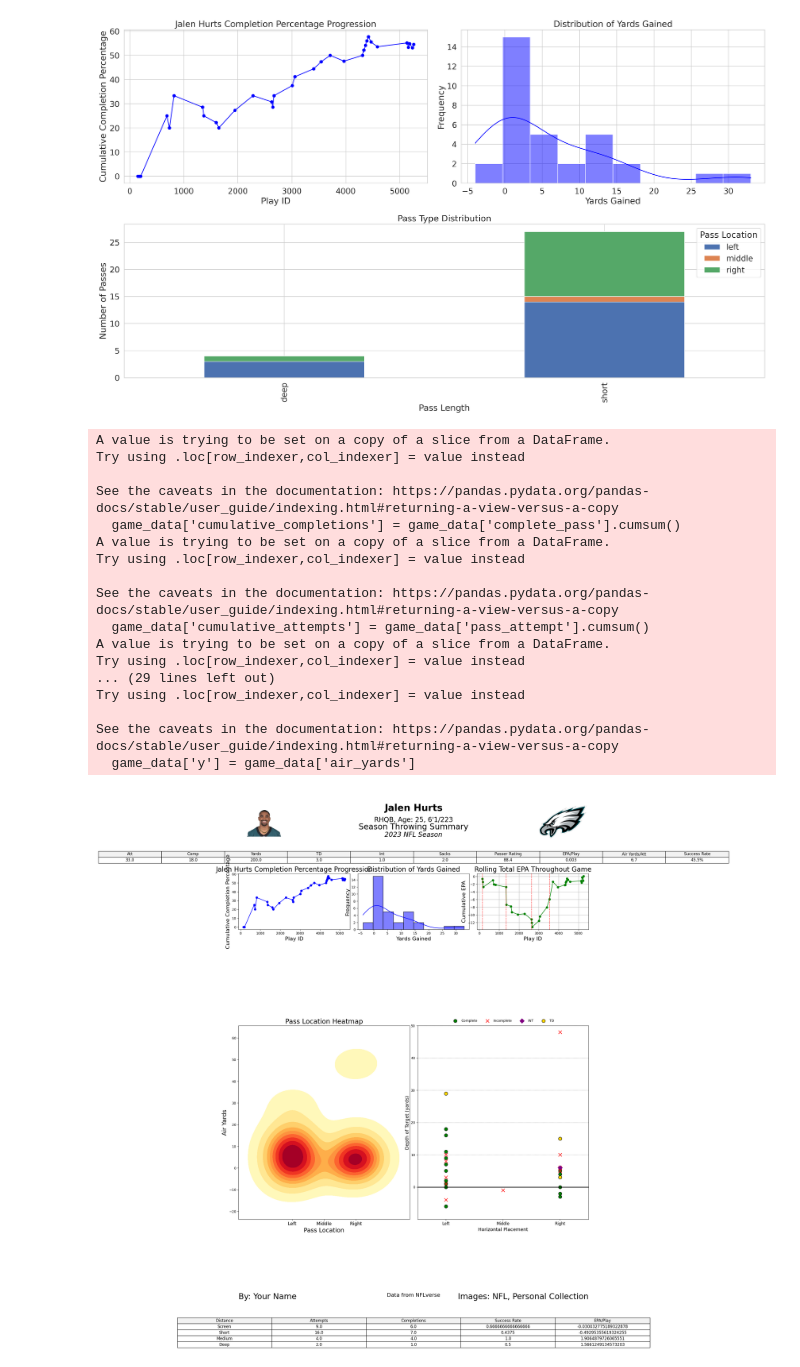
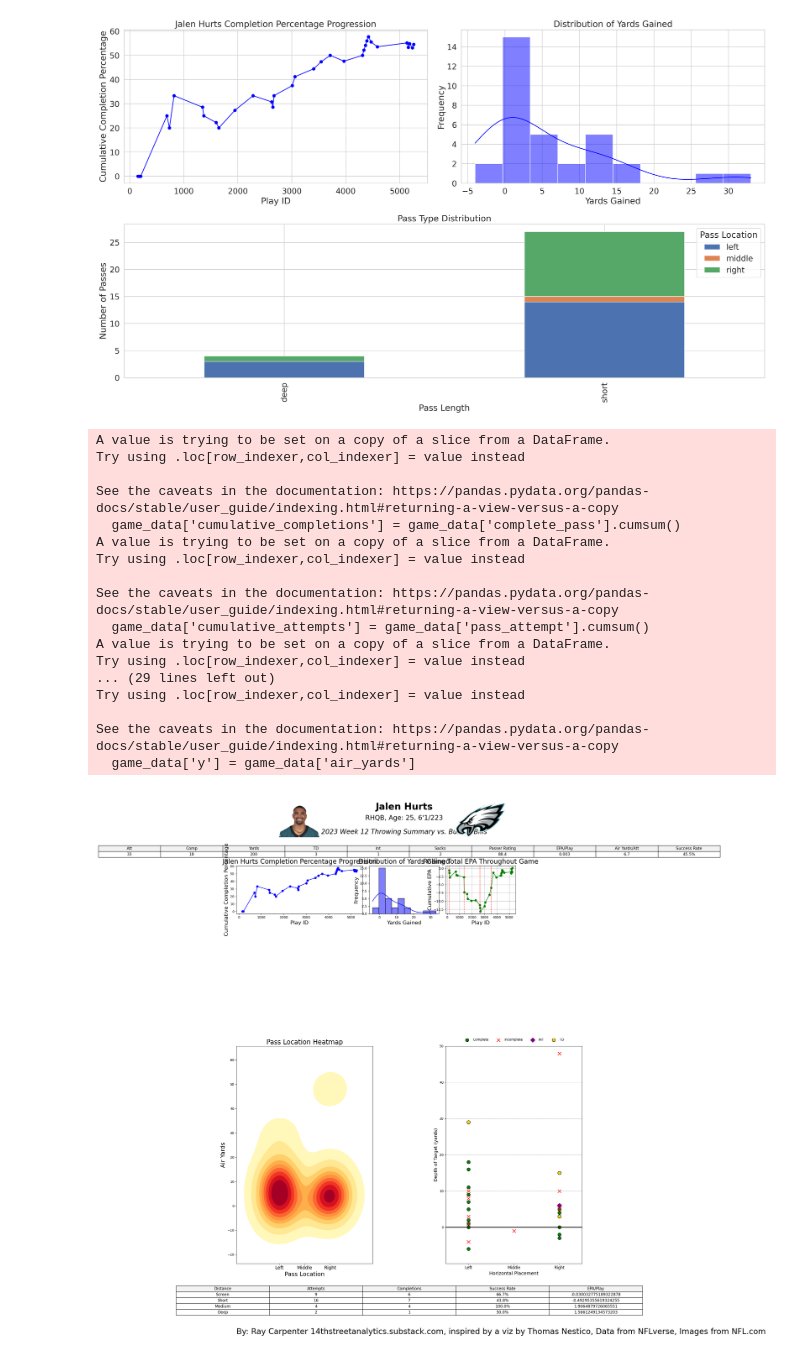
Before and after one commit to array-carpenter/14thstreetanalytics, a Jupyter notebook: throwing_summary/throwing_summary.ipynb, the cells around one changed output. Saved outputs shown, nothing was run; the diff lists cells and outputs as text; code cells hidden in the pictures.

Commit message:
formatting difficulties

```diff
--- a/throwing_summary/throwing_summary.ipynb
+++ b/throwing_summary/throwing_summary.ipynb
@@ -352,19 +352,24 @@ pass_distance_summary = game_data.groupby('pass_distance_category').agg({
     'epa': 'mean'
 }).reset_index()
 
-pass_distance_summary['Success Rate'] = pass_distance_summary['complete_pass'] / pass_distance_summary['pass_attempt']
+pass_distance_summary['Success Rate'] = (pass_distance_summary['complete_pass'] / pass_distance_summary['pass_attempt']) * 100
 pass_distance_summary['EPA/Play'] = pass_distance_summary['epa']
 pass_distance_summary = pass_distance_summary[['pass_distance_category', 'pass_attempt', 'complete_pass', 'Success Rate', 'EPA/Play']]
 pass_distance_summary.columns = ['Distance', 'Attempts', 'Completions', 'Success Rate', 'EPA/Play']
 
+# Format numbers without decimal points in the tables
+pass_distance_summary['Attempts'] = pass_distance_summary['Attempts'].astype(int)
+pass_distance_summary['Completions'] = pass_distance_summary['Completions'].astype(int)
+pass_distance_summary['Success Rate'] = pass_distance_summary['Success Rate'].apply(lambda x: f"{x:.1f}%")
+
 # Summary Table
 summary_table = {
-    'Att': [game_data['pass_attempt'].sum()],
-    'Comp': [game_data['complete_pass'].sum()],
-    'Yards': [game_data['passing_yards'].sum()],
-    'TD': [game_data['pass_touchdown'].sum()],
-    'Int': [game_data['interception'].sum()],
-    'Sacks': [game_data['sack'].sum()],
+    'Att': [int(game_data['pass_attempt'].sum())],
+    'Comp': [int(game_data['complete_pass'].sum())],
+    'Yards': [int(game_data['passing_yards'].sum())],
+    'TD': [int(game_data['pass_touchdown'].sum())],
+    'Int': [int(game_data['interception'].sum())],
+    'Sacks': [int(game_data['sack'].sum())],
     'Passer Rating': [passer_rating],
     'EPA/Play': [epa_per_play],
     'Air Yards/Att': [air_yards_per_attempt],
@@ -383,30 +388,31 @@ def jalen_hurts_dashboard(game_data: pd.DataFrame, headshot: Image, logo: Image,
     # Create a 20 by 30 figure to make it taller
     fig = plt.figure(figsize=(20, 30))
 
-    # Create a gridspec layout with 8 columns and 13 rows to increase vertical space
-    gs = gridspec.GridSpec(13, 8,
-                           height_ratios=[2, 20, 10, 30, 30, 10, 50, 50, 10, 7, 7, 10, 15],
-                           width_ratios=[1, 18, 18, 18, 18, 18, 18, 1])
+    # Create a gridspec layout with more space for key graphs
+    gs = gridspec.GridSpec(14, 9,  # Reduced rows for tighter packing
+                           height_ratios=[2, 18, 8, 25, 25, 25, 1, 1, 55, 55, 10, 5, 5, 5],  # Adjusted ratios for main plots
+                           width_ratios=[1, 18, 18, 1, 18, 1, 18, 18, 1])
 
     # Define the positions of each subplot in the grid
-    ax_headshot = fig.add_subplot(gs[1, 1:2])
-    ax_bio = fig.add_subplot(gs[1, 2:6])
-    ax_logo = fig.add_subplot(gs[1, 6:7])
+    ax_headshot = fig.add_subplot(gs[1, 1:3])
+    ax_bio = fig.add_subplot(gs[1, 3:5])
+    ax_logo = fig.add_subplot(gs[1, 5:7])
 
-    ax_summary_table = fig.add_subplot(gs[2, 1:7])  # Top summary table
+    ax_summary_table = fig.add_subplot(gs[2, 1:8])  # Top summary table
 
-    ax_completion_plot = fig.add_subplot(gs[3, 1:3])  # Graphs start here
+    # Increased space for the top three plots
+    ax_completion_plot = fig.add_subplot(gs[3, 1:3])
     ax_yards_dist = fig.add_subplot(gs[3, 3:5])
     ax_rolling_epa = fig.add_subplot(gs[3, 5:7])
 
-    # Adjusting the layout to place the heat map and pass chart next to each other
-    ax_pass_heatmap = fig.add_subplot(gs[6:8, 1:4])  # Left side for pass location heat map, taller
-    ax_passing_chart = fig.add_subplot(gs[6:8, 4:7])  # Right side for pass location chart, taller
+    # Adjusting the layout to place the heat map and pass chart next to each other with increased space
+    ax_pass_heatmap = fig.add_subplot(gs[8:10, 1:4])  # Left side for pass location heat map, taller
+    ax_passing_chart = fig.add_subplot(gs[8:10, 5:8])  # Right side for pass location chart, taller
 
-    ax_pass_distance = fig.add_subplot(gs[-1, 1:7])  # Bottom pass distance table
+    ax_pass_distance = fig.add_subplot(gs[-3, 1:8])  # Bottom pass distance table
 
-    ax_footer = fig.add_subplot(gs[-2, 1:7])
-    ax_header = fig.add_subplot(gs[0, 1:7])
+    ax_footer = fig.add_subplot(gs[-1, 1:8])  # Footer below the bottom table
+    ax_header = fig.add_subplot(gs[0, 1:8])
     ax_left = fig.add_subplot(gs[:, 0])
     ax_right = fig.add_subplot(gs[:, -1])
 
@@ -425,8 +431,7 @@ def jalen_hurts_dashboard(game_data: pd.DataFrame, headshot: Image, logo: Image,
     # Biographical Information
     ax_bio.text(0.5, 0.8, 'Jalen Hurts', fontsize=28, ha='center', fontweight='bold')
     ax_bio.text(0.5, 0.5, 'RHQB, Age: 25, 6\'1/223', fontsize=20, ha='center')
-    ax_bio.text(0.5, 0.3, 'Season Throwing Summary', fontsize=24, ha='center')
-    ax_bio.text(0.5, 0.1, '2023 NFL Season', fontsize=20, ha='center', fontstyle='italic')
+    ax_bio.text(0.5, 0.1, '2023 Week 12 Throwing Summary vs. Buffalo Bills', fontsize=20, ha='center', fontstyle='italic')
     ax_bio.axis('off')
 
     # Summary Table Plot
@@ -473,8 +478,7 @@ def jalen_hurts_dashboard(game_data: pd.DataFrame, headshot: Image, logo: Image,
     ax_pass_heatmap.set_xticks([-1, 0, 1])
     ax_pass_heatmap.set_xticklabels(['Left', 'Middle', 'Right'], fontdict={'size': 14})
 
-    # Pass Location Chart Plot (New addition)
-    # Use pass_location (converted to numerical) and air_yards to plot the pass location chart
+    # Pass Location Chart Plot
     game_data['x'] = game_data['pass_location'].replace({'left': -1, 'middle': 0, 'right': 1})
     game_data['y'] = game_data['air_yards']
 
@@ -495,7 +499,7 @@ def jalen_hurts_dashboard(game_data: pd.DataFrame, headshot: Image, logo: Image,
     # Formatting
     ax_passing_chart.axhline(0, color='black', linewidth=2)  # Line of scrimmage
     ax_passing_chart.set_xlim(-1.5, 1.5)
-    ax_passing_chart.set_ylim(-10, 50)  # Adjusted to match the example better
+    ax_passing_chart.set_ylim(-10, 50)
     ax_passing_chart.set_xticks([-1, 0, 1])
     ax_passing_chart.set_xticklabels(['Left', 'Middle', 'Right'], fontsize=12)
     ax_passing_chart.set_yticks(range(0, 51, 10))
@@ -517,35 +521,33 @@ def jalen_hurts_dashboard(game_data: pd.DataFrame, headshot: Image, logo: Image,
     pass_distance_table.set_fontsize(12)
     pass_distance_table.scale(1.5, 1.5)
 
     # Footer
-    ax_footer.text(0, 1, 'By: Your Name', ha='left', va='top', fontsize=24)
-    ax_footer.text(0.5, 1, 'Data from NFLverse', ha='center', va='top', fontsize=16)
-    ax_footer.text(1, 1, 'Images: NFL, Personal Collection', ha='right', va='top', fontsize=24)
+    ax_footer.text(0, 1, 'By: Ray Carpenter 14thstreetanalytics.substack.com, inspired by a viz by Thomas Nestico, Data from NFLverse, Images from NFL.com', ha='left', va='top', fontsize=24)
 
     # Adjust the spacing between subplots with increased padding
-    plt.tight_layout(pad=4.0)
+    plt.tight_layout(pad=1.0)  # Reduce padding to bring elements closer together
 
     # Show the figure
     plt.show()
 
 # Call the dashboard function
 jalen_hurts_dashboard(game_data, headshot, logo, summary_df, pass_distance_summary, quarter_positions)
 # %% [output]
 A value is trying to be set on a copy of a slice from a DataFrame.
 Try using .loc[row_indexer,col_indexer] = value instead
 
 See the caveats in the documentation: https://pandas.pydata.org/pandas-docs/stable/user_guide/indexing.html#returning-a-view-versus-a-copy
   game_data['cumulative_completions'] = game_data['complete_pass'].cumsum()
 A value is trying to be set on a copy of a slice from a DataFrame.
 Try using .loc[row_indexer,col_indexer] = value instead
 
 See the caveats in the documentation: https://pandas.pydata.org/pandas-docs/stable/user_guide/indexing.html#returning-a-view-versus-a-copy
   game_data['cumulative_attempts'] = game_data['pass_attempt'].cumsum()
 A value is trying to be set on a copy of a slice from a DataFrame.
 Try using .loc[row_indexer,col_indexer] = value instead
 ... (29 lines left out)
 Try using .loc[row_indexer,col_indexer] = value instead
 
 See the caveats in the documentation: https://pandas.pydata.org/pandas-docs/stable/user_guide/indexing.html#returning-a-view-versus-a-copy
   game_data['y'] = game_data['air_yards']
-[figure, old version]
+[figure, new version]
```
Also changed, not shown: parts of 2 cells of this notebook, 2 other files.
